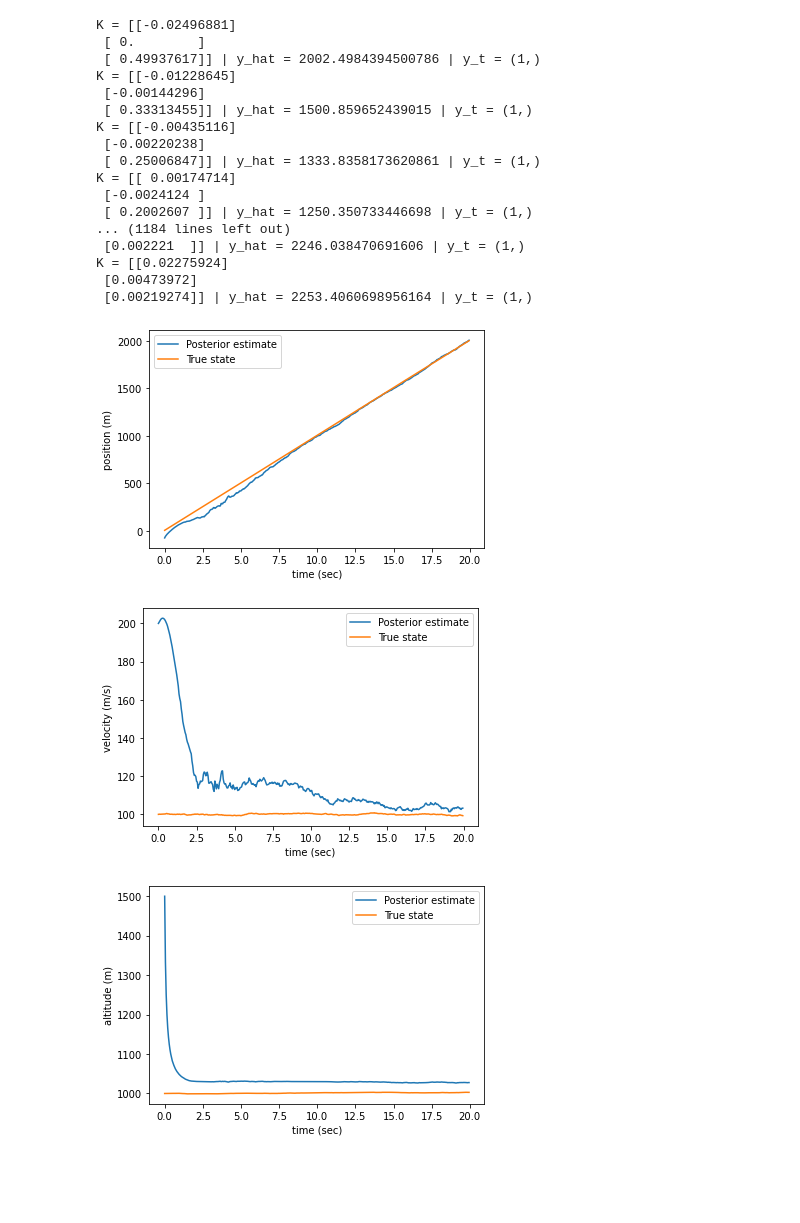
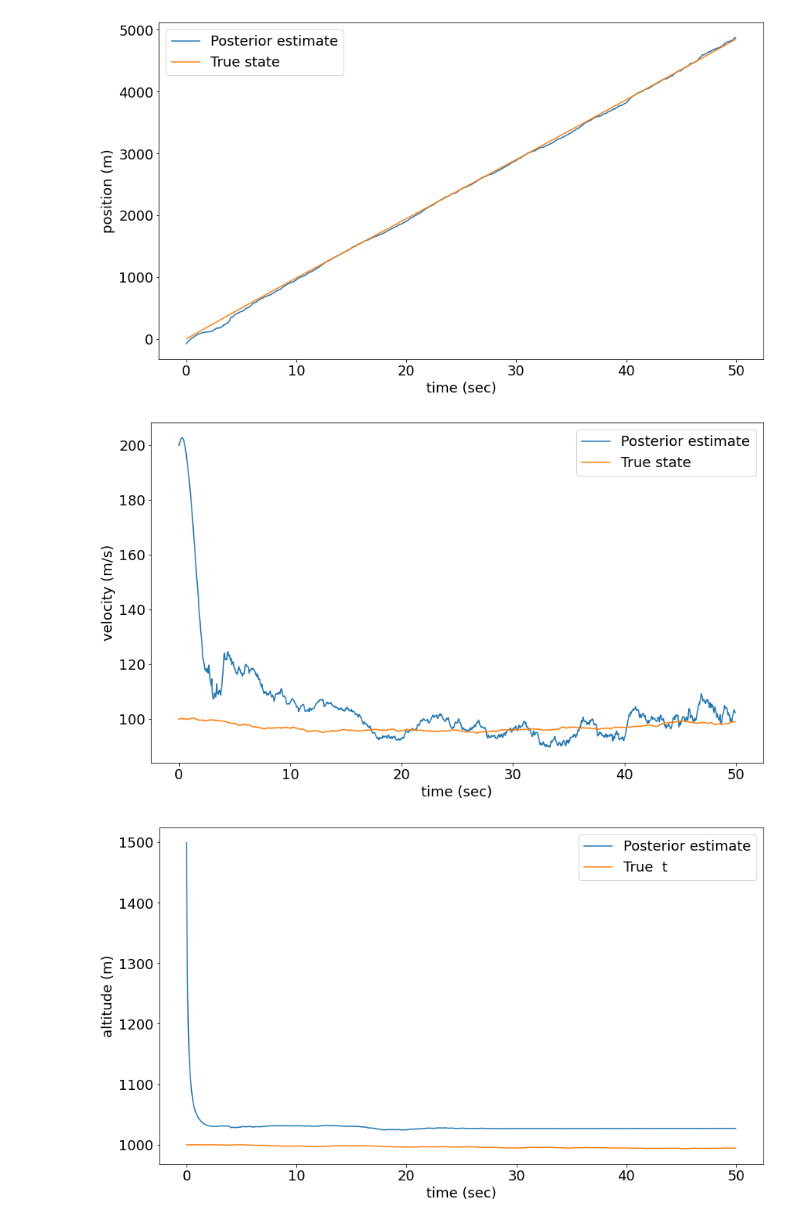
Before and after one commit to Sonat-Consulting/kf-demo, a Jupyter notebook: extended-kalman-filter/extended-kalman-filter.ipynb, the cells around one changed output. Cells and saved outputs as stored; diff of their text form; code cells hidden in the pictures; blank space fills up the shorter version.

```diff
--- a/extended-kalman-filter/extended-kalman-filter.ipynb
+++ b/extended-kalman-filter/extended-kalman-filter.ipynb
@@ -110,64 +115,60 @@ ekf.h_jacobian_at_x = h_jacobian_at
 # %%
-# Assimilate over time
-xs = []
-track = []
-for t in range(int(20/dt)):
-    #mu_prior.append(kf.mu[0])
-    # assimilation step
-    y = radar.get_range()
-    track.append((radar.pos, radar.vel, radar.alt))
-    ekf.update(array([y]))
-    #mu_posterior.append(kf.mu[0])
-    # time dynamics for next iteration
-    xs.append(ekf.mu)
-    ekf.predict()
+# initialize ekf
+ekf = ExtendedKalmanFilter()
+# prior
+ekf.mu = array([-100, 200, 2000])
+ekf.Sigma = eye(3)*50
+# Time dynamics from linear approximation
+ekf.M = eye(3) + array([[0, 1, 0],
+                       [0, 0, 0],
+                       [0, 0, 0]])*dt
+ekf.Q = array([[0, 0, 0],
+              [0, 1, 0],
+              [0, 0, 1]]) * 0.001
+# Observation noise and maps
+ekf.Sigma_y = 50 # 5% of altitude 1000
+ekf.h = hx
+ekf.h_jacobian_at_x = h_jacobian_at
-# %% [output]
-K = [[-0.02496881]
- [ 0.        ]
- [ 0.49937617]] | y_hat = 2002.4984394500786 | y_t = (1,)
-K = [[-0.01228645]
- [-0.00144296]
- [ 0.33313455]] | y_hat = 1500.859652439015 | y_t = (1,)
-K = [[-0.00435116]
- [-0.00220238]
- [ 0.25006847]] | y_hat = 1333.8358173620861 | y_t = (1,)
-K = [[ 0.00174714]
- [-0.0024124 ]
- [ 0.2002607 ]] | y_hat = 1250.350733446698 | y_t = (1,)
-... (1184 lines left out)
- [0.002221  ]] | y_hat = 2246.038470691606 | y_t = (1,)
-K = [[0.02275924]
- [0.00473972]
- [0.00219274]] | y_hat = 2253.4060698956164 | y_t = (1,)
+# %%
+# Assimilate over time
+xs = []
+#track = []
+for t in range(int(T/dt)):
+    # assimilation step
+    y = observed_flight_slant[t]
+    ekf.update(array([y]))
+    # time dynamics for next iteration
+    xs.append(ekf.mu)
+    ekf.predict()
 # %%
 # Inspect
 xs = asarray(xs)
 track = asarray(track)
 time = np.arange(0, len(xs)*dt, dt)
 plot1 = plt.figure(1)
 plt.plot(time, xs[:,0])
 plt.plot(time, track[:,0])
 plt.ylabel("position (m)")
 plt.xlabel("time (sec)")
 plt.legend(['Posterior estimate', "True state"])
 plt.show()
 
 plot2 = plt.figure(2)
 plt.plot(time, xs[:,1])
 plt.plot(time, track[:,1])
 plt.ylabel("velocity (m/s)")
 plt.xlabel("time (sec)")
 plt.legend(['Posterior estimate', "True state"])
 plt.show()
 
 plot3 = plt.figure(3)
 plt.plot(time, xs[:,2])
 plt.plot(time, track[:,2])
 plt.ylabel("altitude (m)")
 plt.xlabel("time (sec)")
-plt.legend(['Posterior estimate', "True state"])
+plt.legend(['Posterior estimate', "True  t"])
 plt.show()
 # %% [output]
-[figure, old version]
+[figure, new version]
-[figure, old version]
+[figure, new version]
-[figure, old version]
+[figure, new version]
```
Also changed, not shown: parts of 3 cells of this notebook, 1 other file.
